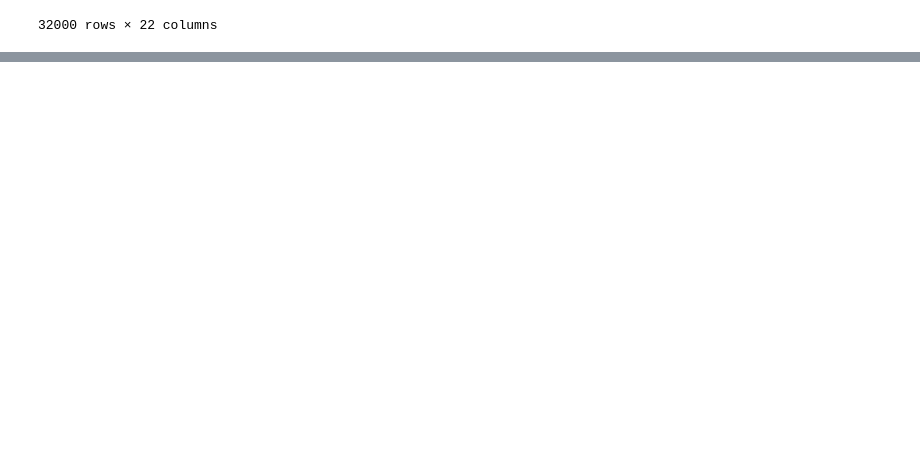
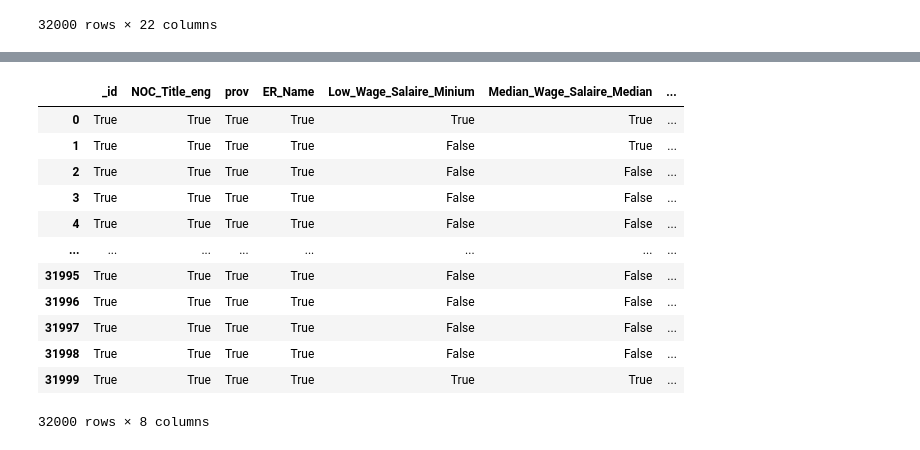
Before and after one commit to Zhao0148/canadian_wage_analysis, a Jupyter notebook: job_analysis.ipynb, the cells around one changed output, grey strips where cells are left out. Drawn from its saved outputs; the diff is of its cells as text; code cells hidden in the pictures; blank space fills up the shorter version.

```diff
--- a/job_analysis.ipynb
+++ b/job_analysis.ipynb
@@ -88,0 +87,17 @@ df
+# %%
+has_missing =  df.notna()
+has_missing
+# %% [output]
+|  | _id | NOC_Title_eng | prov | ER_Name | Low_Wage_Salaire_Minium | Median_Wage_Salaire_Median | ... |
+| 0 | True | True | True | True | True | True | ... |
+| 1 | True | True | True | True | False | True | ... |
+| 2 | True | True | True | True | False | False | ... |
+| 3 | True | True | True | True | False | False | ... |
+| 4 | True | True | True | True | False | False | ... |
+| ... | ... | ... | ... | ... | ... | ... | ... |
+| 31995 | True | True | True | True | False | False | ... |
+| 31996 | True | True | True | True | False | False | ... |
+| 31997 | True | True | True | True | False | False | ... |
+| 31998 | True | True | True | True | False | False | ... |
+| 31999 | True | True | True | True | True | True | ... |
+32000 rows × 8 columns
```
Also changed, not shown: parts of 5 cells of this notebook.
